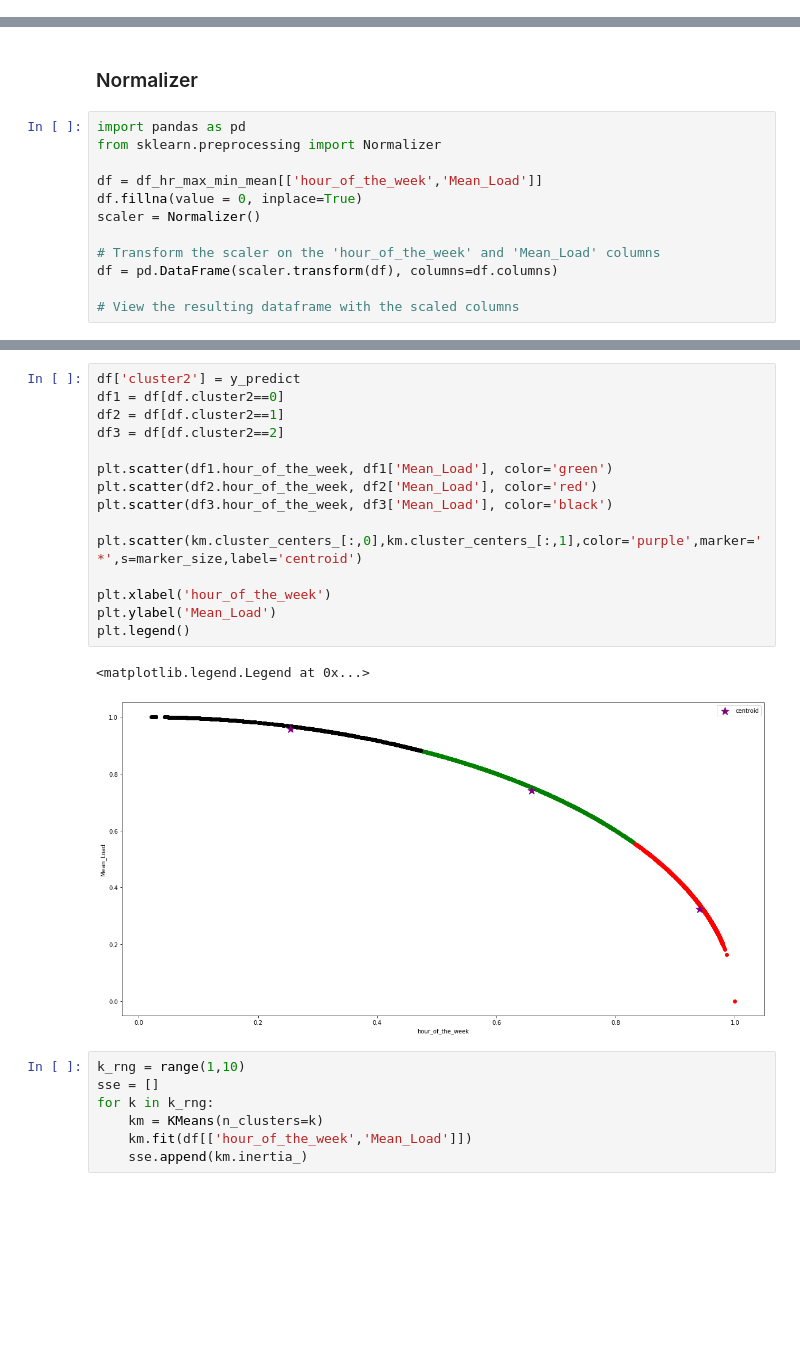
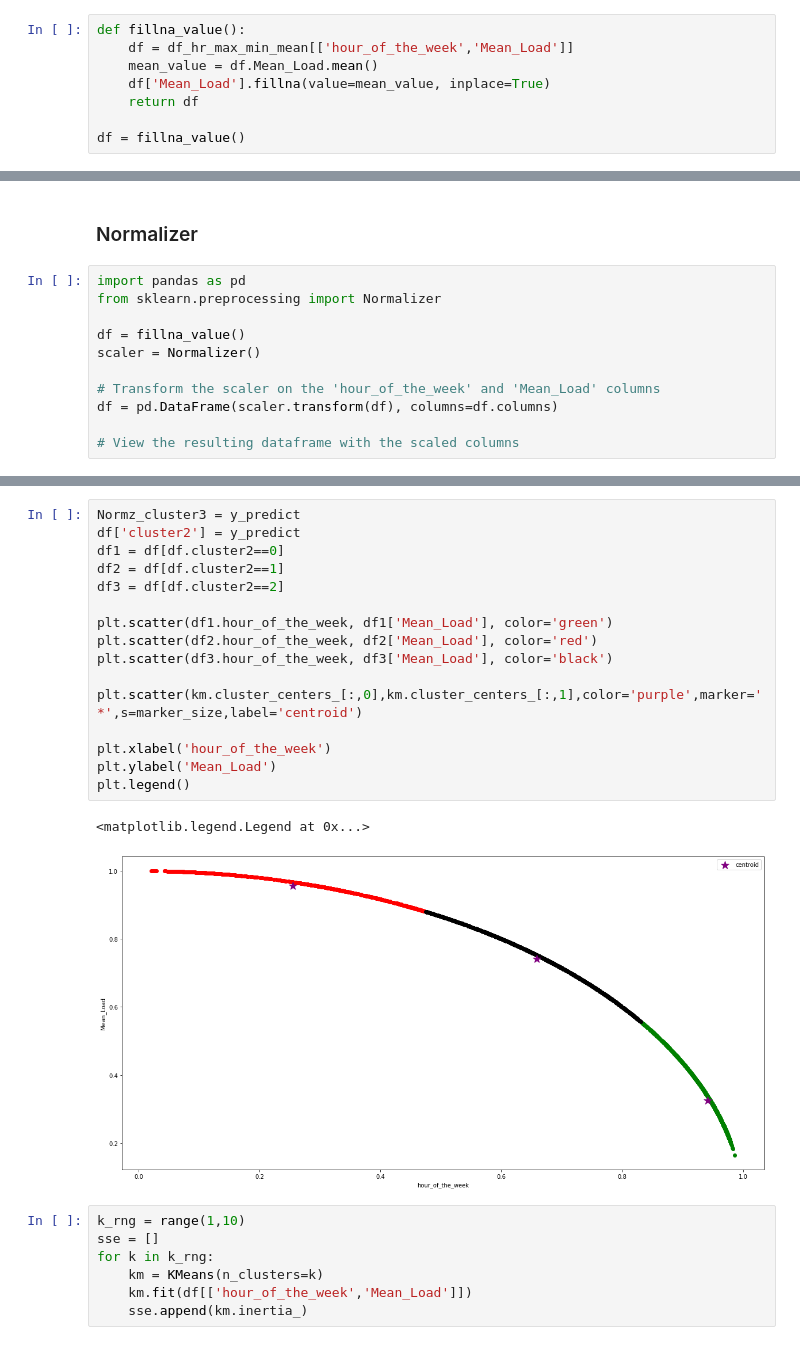
Before and after one commit to Tobi-DataDetective/Energy_Load_Profile_Classification, a Jupyter notebook: script.ipynb, the cells around one changed output, grey strips where cells are left out. Cells and saved outputs as stored; diff of their text form; blank space fills up the shorter version.

```diff
--- a/script.ipynb
+++ b/script.ipynb
@@ -196,6 +188,14 @@ df
 | 3274 | 47 | 57.426000 |
 | 3275 | 48 | 56.462625 |
 3276 rows × 2 columns
+# %%
+def fillna_value():
+    df = df_hr_max_min_mean[['hour_of_the_week','Mean_Load']]
+    mean_value = df.Mean_Load.mean()
+    df['Mean_Load'].fillna(value=mean_value, inplace=True)
+    return df
+
+df = fillna_value()
 # %%
 df.iplot(title='Week Hour VS Mean Load')
 # %% [output]
@@ -354,8 +353,7 @@ plt.plot(k_rng,sse)
 import pandas as pd
 from sklearn.preprocessing import Normalizer
 
-df = df_hr_max_min_mean[['hour_of_the_week','Mean_Load']]
-df.fillna(value = 0, inplace=True)
+df = fillna_value()
 scaler = Normalizer()
 
 # Transform the scaler on the 'hour_of_the_week' and 'Mean_Load' columns
@@ -377,21 +375,22 @@ array([[0.65851848, 0.74112724],
 # %%
+Normz_cluster3 = y_predict
 df['cluster2'] = y_predict
 df1 = df[df.cluster2==0]
 df2 = df[df.cluster2==1]
 df3 = df[df.cluster2==2]
 
 plt.scatter(df1.hour_of_the_week, df1['Mean_Load'], color='green')
 plt.scatter(df2.hour_of_the_week, df2['Mean_Load'], color='red')
 plt.scatter(df3.hour_of_the_week, df3['Mean_Load'], color='black')
 
 plt.scatter(km.cluster_centers_[:,0],km.cluster_centers_[:,1],color='purple',marker='*',s=marker_size,label='centroid')
 
 plt.xlabel('hour_of_the_week')
 plt.ylabel('Mean_Load')
 plt.legend()
 # %% [output]
 <matplotlib.legend.Legend at 0x...>
-[figure, old version]
+[figure, new version]
 # %%
 k_rng = range(1,10)
 sse = []
```
Also changed, not shown: parts of 23 cells of this notebook, 2 other files.
